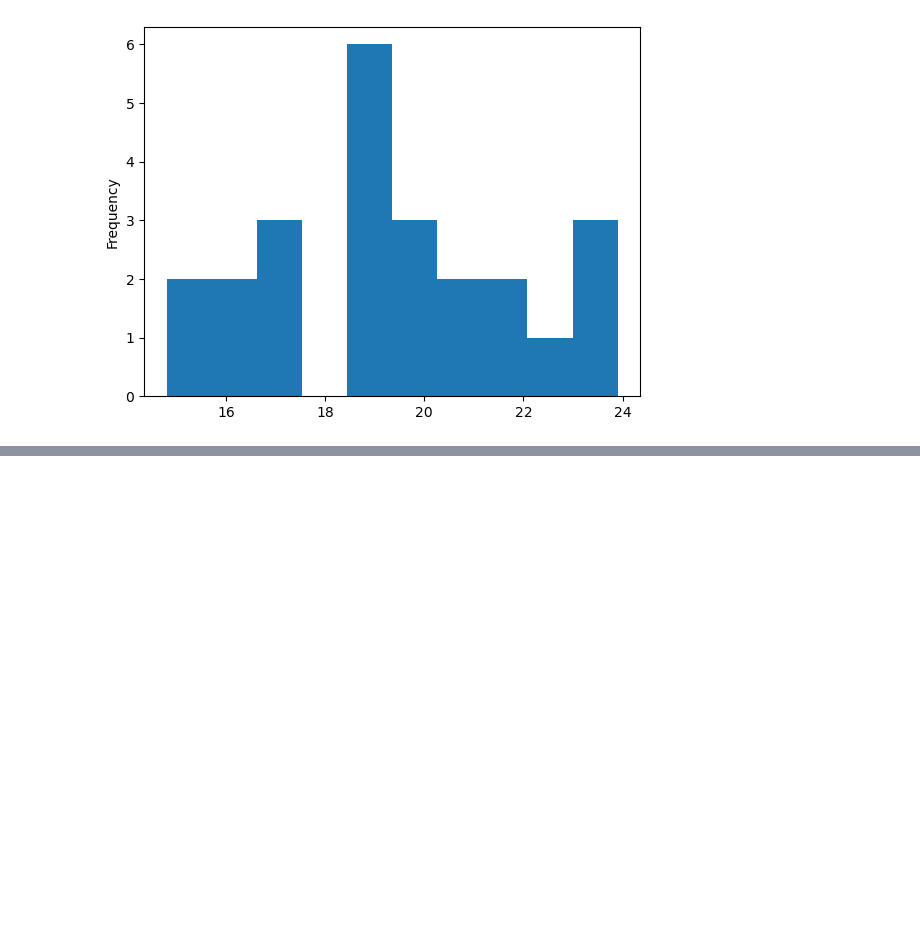
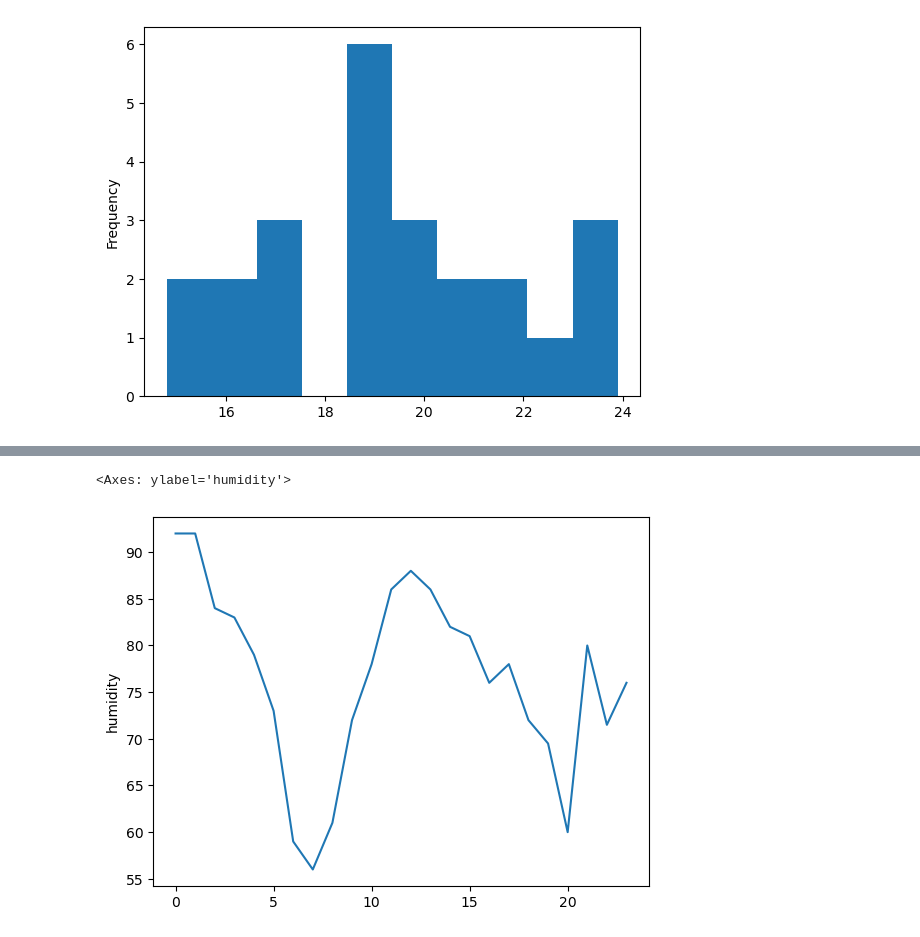
Before and after one commit to theslater11/WeatherDataMG, a Jupyter notebook: weather_api/notebooks/explore_weather.ipynb, the cells around one changed output, grey strips where cells are left out. Cells and saved outputs as stored; diff of their text form; code cells hidden in the pictures; blank space fills up the shorter version.

```diff
--- a/weather_api/notebooks/explore_weather.ipynb
+++ b/weather_api/notebooks/explore_weather.ipynb
@@ -32,0 +29,5 @@ monthly["temperature"].plot.hist()
+# %%
+sns.lineplot(monthly["humidity"])
+# %% [output]
+<Axes: ylabel='humidity'>
+[figure, added]
```
Also changed, not shown: parts of 6 cells of this notebook, 1 other file.
